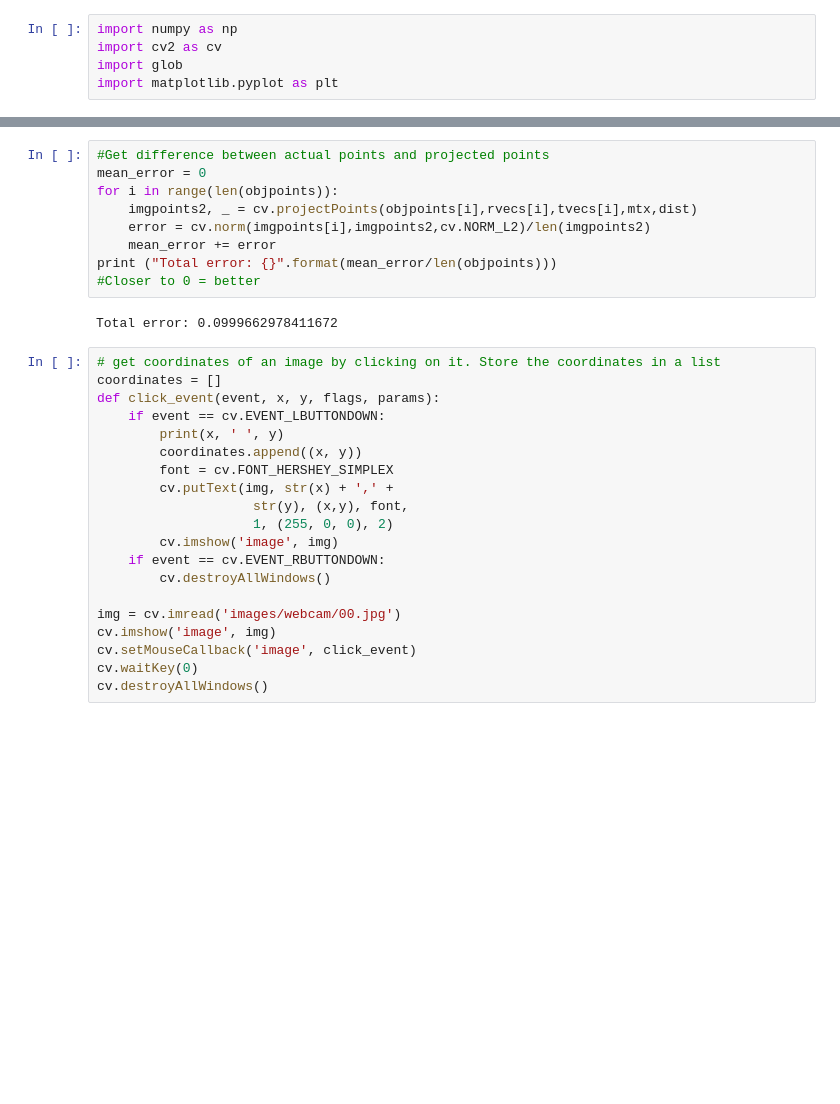
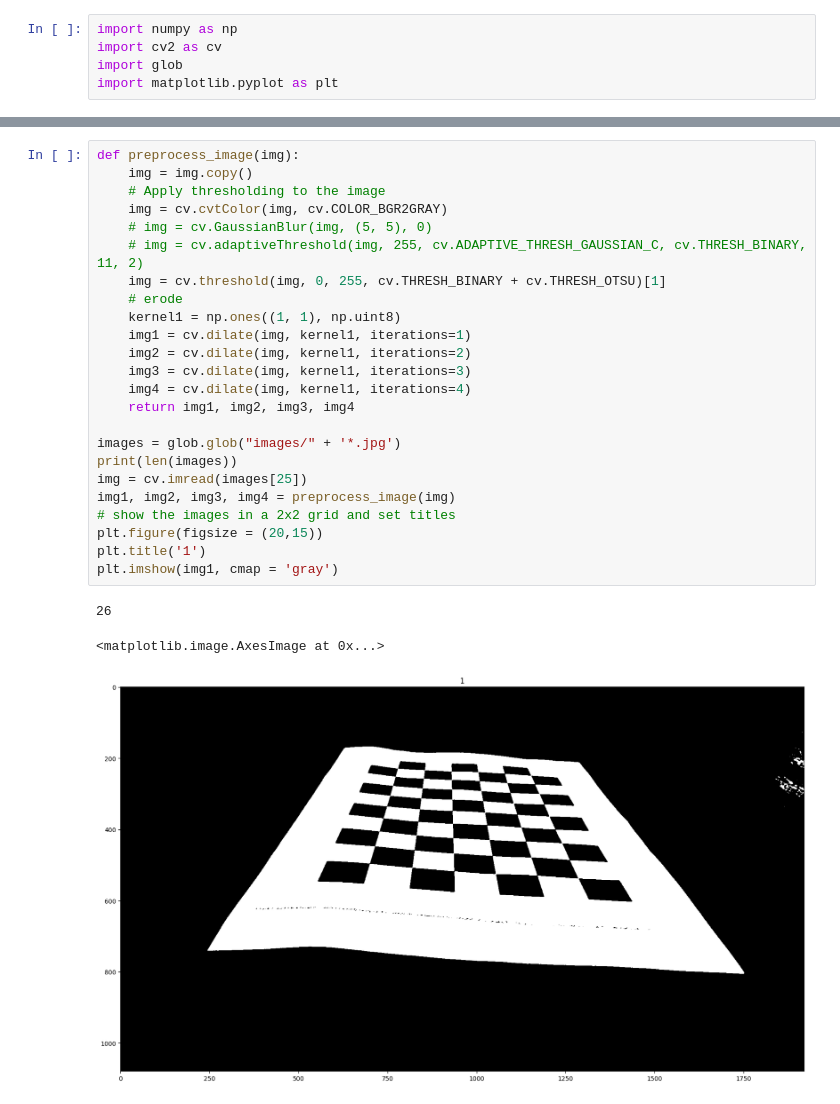
Before and after one commit to FunnyPocketBook/infocv, a Jupyter notebook: ass1/main.ipynb, the cells around one changed output, grey strips where cells are left out. Drawn from its saved outputs; the diff is of its cells as text; blank space fills up the shorter version.

Commit message:
Added cube, live webcam, and image preprocessing

```diff
--- a/ass1/main.ipynb
+++ b/ass1/main.ipynb
@@ -85,31 +206,28 @@ True
-# %%
-#Get difference between actual points and projected points
-mean_error = 0
-for i in range(len(objpoints)):
-    imgpoints2, _ = cv.projectPoints(objpoints[i],rvecs[i],tvecs[i],mtx,dist)
-    error = cv.norm(imgpoints[i],imgpoints2,cv.NORM_L2)/len(imgpoints2)
-    mean_error += error
-print ("Total error: {}".format(mean_error/len(objpoints)))
-#Closer to 0 = better
-# %% [output]
-Total error: 0.0999662978411672
-# %%
-# get coordinates of an image by clicking on it. Store the coordinates in a list
-coordinates = []
-def click_event(event, x, y, flags, params):
-    if event == cv.EVENT_LBUTTONDOWN:
-        print(x, ' ', y)
-        coordinates.append((x, y))
-        font = cv.FONT_HERSHEY_SIMPLEX
-        cv.putText(img, str(x) + ',' +
-                    str(y), (x,y), font,
-                    1, (255, 0, 0), 2)
-        cv.imshow('image', img)
-    if event == cv.EVENT_RBUTTONDOWN:
-        cv.destroyAllWindows()
-
-img = cv.imread('images/webcam/00.jpg')
-cv.imshow('image', img)
-cv.setMouseCallback('image', click_event)
-cv.waitKey(0)
-cv.destroyAllWindows()
+# %%
+def preprocess_image(img):
+    img = img.copy()
+    # Apply thresholding to the image
+    img = cv.cvtColor(img, cv.COLOR_BGR2GRAY)
+    # img = cv.GaussianBlur(img, (5, 5), 0)
+    # img = cv.adaptiveThreshold(img, 255, cv.ADAPTIVE_THRESH_GAUSSIAN_C, cv.THRESH_BINARY, 11, 2)
+    img = cv.threshold(img, 0, 255, cv.THRESH_BINARY + cv.THRESH_OTSU)[1]
+    # erode
+    kernel1 = np.ones((1, 1), np.uint8)
+    img1 = cv.dilate(img, kernel1, iterations=1)
+    img2 = cv.dilate(img, kernel1, iterations=2)
+    img3 = cv.dilate(img, kernel1, iterations=3)
+    img4 = cv.dilate(img, kernel1, iterations=4)
+    return img1, img2, img3, img4
+
+images = glob.glob("images/" + '*.jpg')
+print(len(images))
+img = cv.imread(images[25])
+img1, img2, img3, img4 = preprocess_image(img)
+# show the images in a 2x2 grid and set titles
+plt.figure(figsize = (20,15))
+plt.title('1')
+plt.imshow(img1, cmap = 'gray')
+# %% [output]
+26
+<matplotlib.image.AxesImage at 0x...>
+[figure, added]
```
Also changed, not shown: parts of 8 cells of this notebook, 18 other files.
